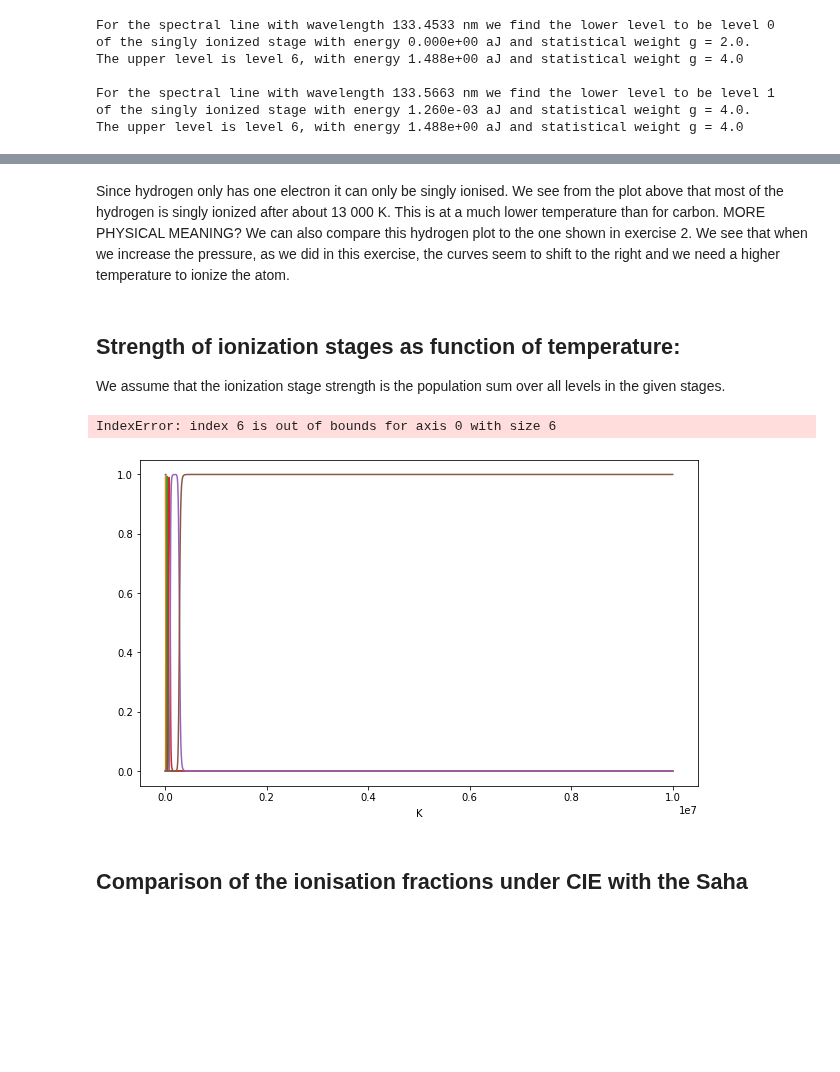
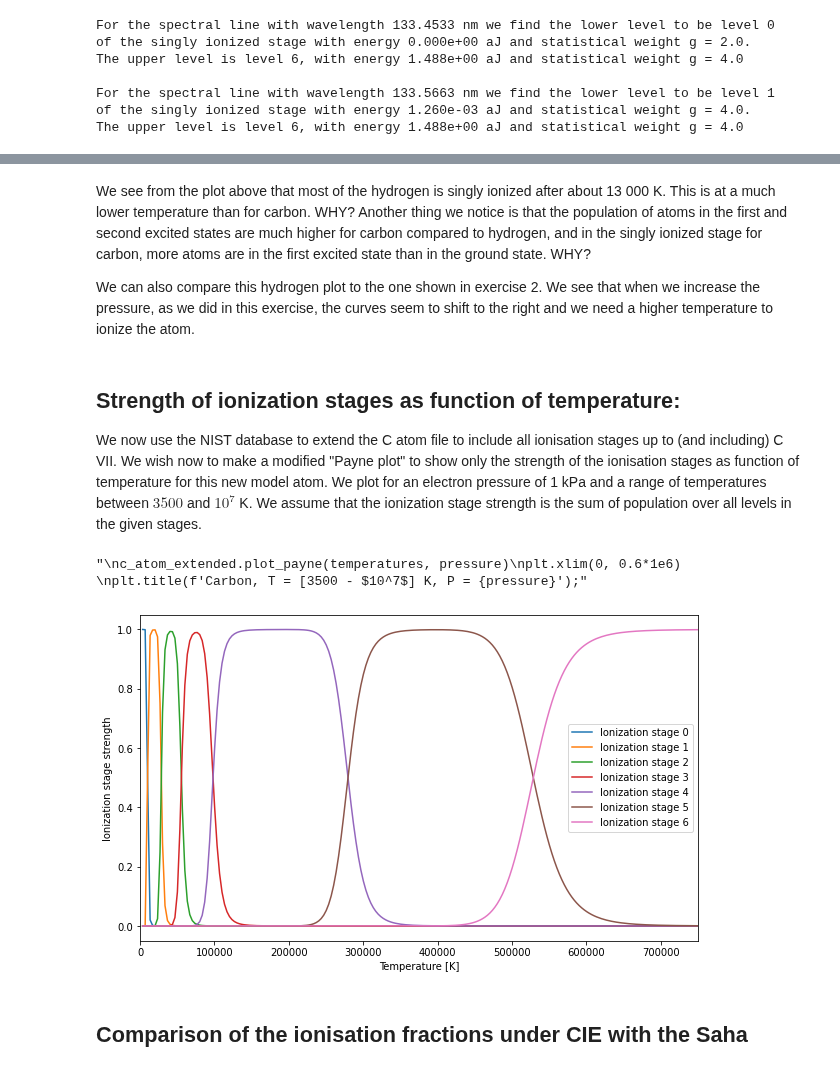
Before and after one commit to Rachelstiansen/AST4310, a Jupyter notebook: project work/project1/project1_student.ipynb, the cells around one changed output, grey strips where cells are left out. Drawn from its saved outputs; the diff is of its cells as text; code cells hidden in the pictures; blank space fills up the shorter version.

Commit message:
working on 3.3, need more explaining on 3.2..

```diff
--- a/project work/project1/project1_student.ipynb
+++ b/project work/project1/project1_student.ipynb
@@ -273,36 +275,35 @@ plt.xlim(5000, 25000) # zoom into area of interest
 [figure]
 # %% [markdown]
-Since hydrogen only has one electron it can only be singly ionised. We see from the plot above that most of the hydrogen is singly ionized after about 13 000 K. This is at a much lower temperature than for carbon. MORE PHYSICAL MEANING? We can also compare this hydrogen plot to the one shown in exercise 2. We see that when we increase the pressure, as we did in this exercise, the curves seem to shift to the right and we need a higher temperature to ionize the atom.
+We see from the plot above that most of the hydrogen is singly ionized after about 13 000 K. This is at a much lower temperature than for carbon. WHY?  Another thing we notice is that the population of atoms in the first and second excited states are much higher for carbon compared to hydrogen, and in the singly ionized stage for carbon, more atoms are in the first excited state than in the ground state. WHY?
+
+
+We can also compare this hydrogen plot to the one shown in exercise 2. We see that when we increase the pressure, as we did in this exercise, the curves seem to shift to the right and we need a higher temperature to ionize the atom.
 # %% [markdown]
 ## Strength of ionization stages as function of temperature:
 
-We assume that the ionization stage strength is the population sum over all levels in the given stages.
+We now use the NIST database to extend the C atom file to include all ionisation stages up to (and including) C VII. We wish now to make a modified "Payne plot" to show only the strength of the ionisation stages as function of temperature for this new model atom. We plot for an electron pressure of 1 kPa and a range of temperatures between $3500$ and $10^7$ K. We assume that the ionization stage strength is the sum of population over all levels in the given stages.
 # %%
 c_atom_extended = Atom('C_I-VII.txt')
 temperatures = np.linspace(3500, 1e7, 3000) * units.K
 pressure = 1 * units.kPa
+# We compute the population for each temperature, in each stage and for each level
 pops = c_atom_extended.compute_populations(temperatures, pressure) # shape (7, 401, 1000)
+
+# We then find the total population in each stage for each temperature
 total_populations = np.nansum(pops, axis=1)
 
 plt.figure(figsize=(10,6))
 for i in range(7):
     plt.plot(temperatures, total_populations[i, :], label=f"Ionization stage {i}")
 
 plt.legend()
 plt.title("")
 plt.xlabel('Temperature [K]')
 plt.ylabel('Ionization stage strength')
-#plt.xscale('log')
-#plt.yscale('log')
 plt.xlim(0, 0.75e6)
-
-"""
-c_atom_extended.plot_payne(temperatures, pressure)
-plt.xlim(0, 0.6*1e6)
-plt.title(f'Carbon, T = [3500 - $10^7$] K, P = {pressure}');"""
 # %% [output]
-IndexError: index 6 is out of bounds for axis 0 with size 6
+"\nc_atom_extended.plot_payne(temperatures, pressure)\nplt.xlim(0, 0.6*1e6) \nplt.title(f'Carbon, T = [3500 - $10^7$] K, P = {pressure}');"
-[figure, old version]
+[figure, new version]
 # %% [markdown]
 ## Comparison of the ionisation fractions under CIE with the Saha
 # %%
```
Also changed, not shown: parts of 7 cells of this notebook.
